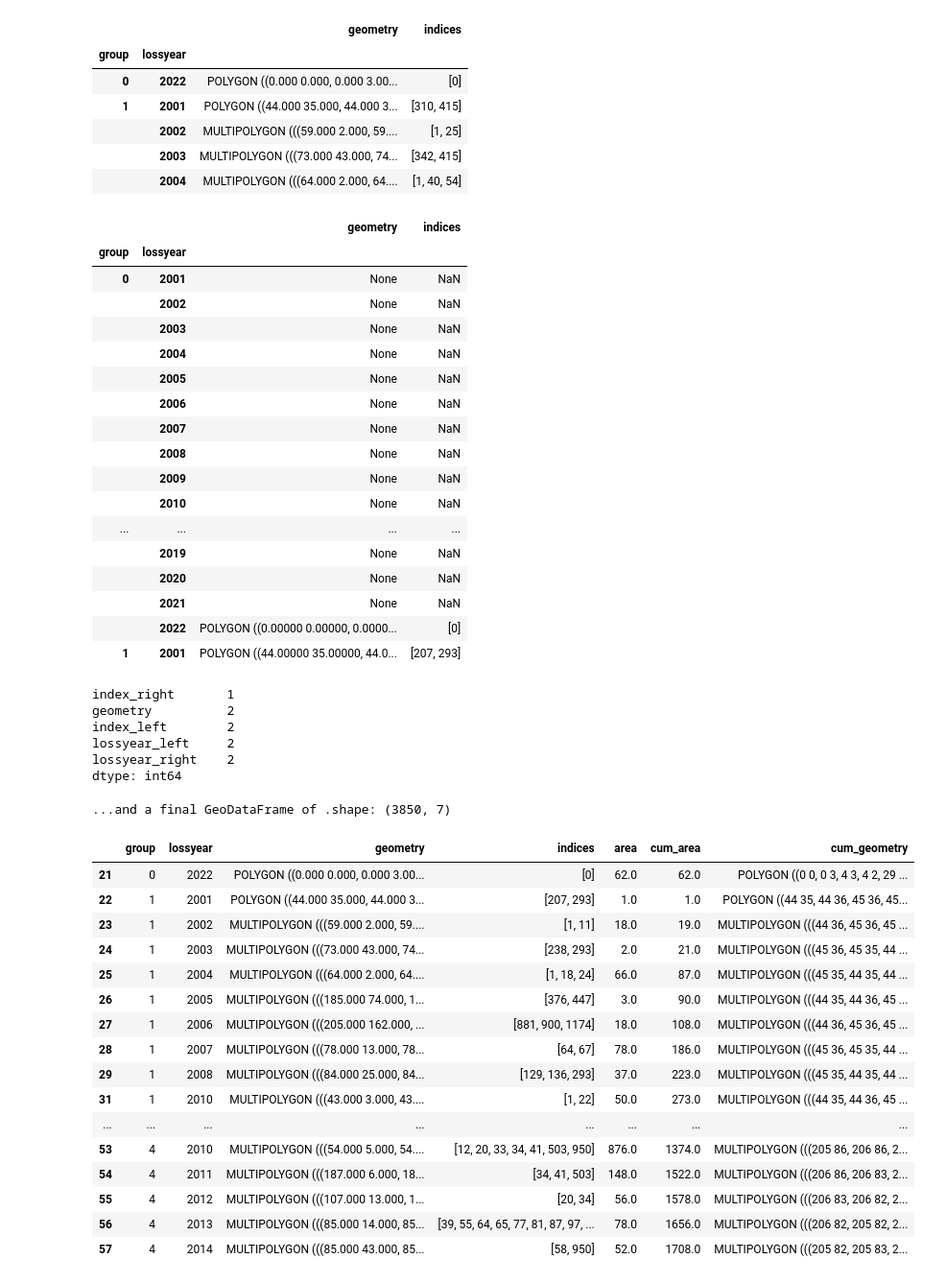
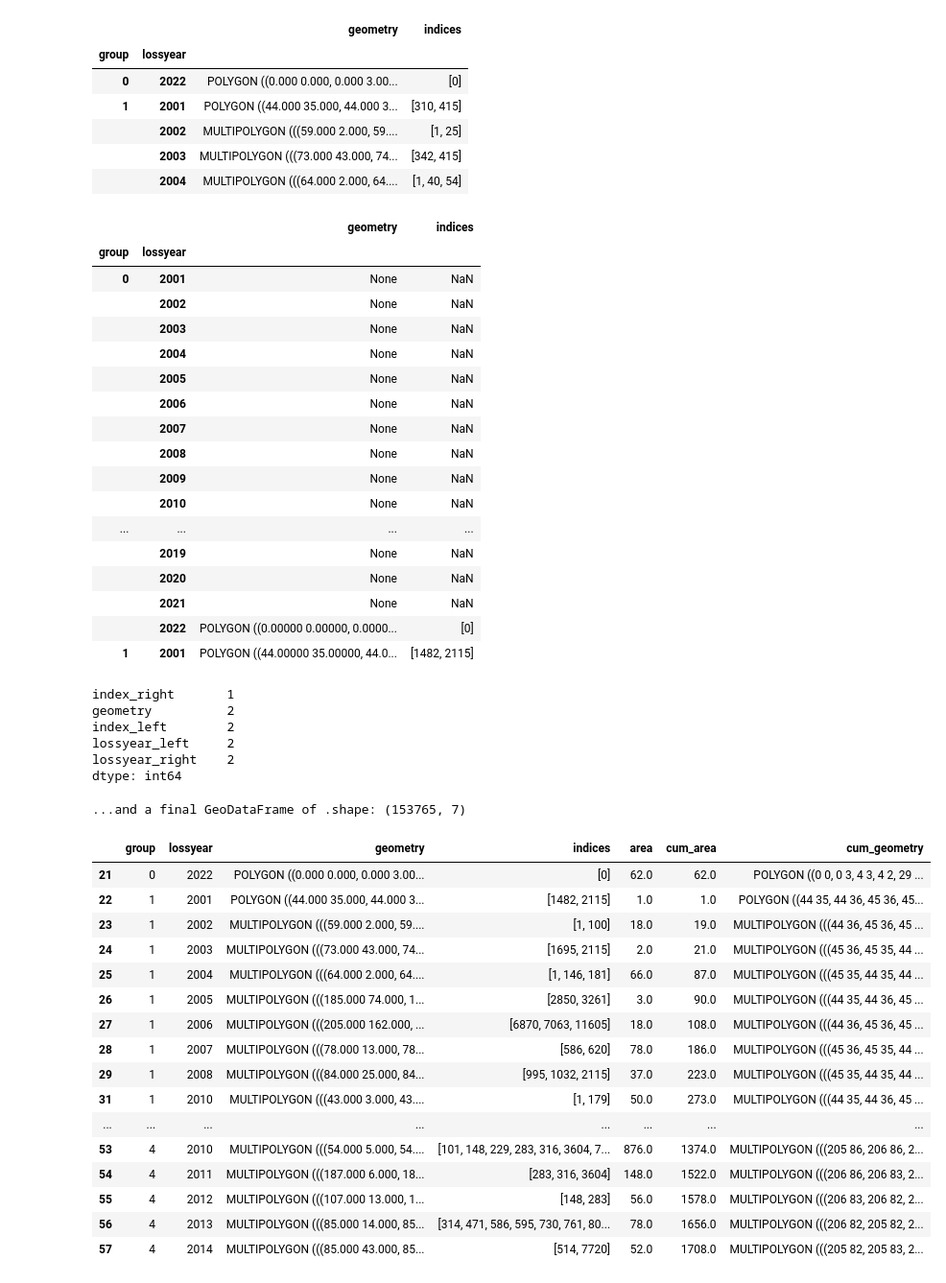
Before and after one commit to wuntunsun/eudr-exposure, a Jupyter notebook: geopoly-sample.ipynb, the cells around one changed output. Shown: that part at 96% size. Cells and saved outputs as stored; diff of their text form; code cells hidden in the pictures.

```diff
--- a/geopoly-sample.ipynb
+++ b/geopoly-sample.ipynb
@@ -92,7 +92,7 @@ geometry	deforestation
 with rio.open('data/Hansen_GFC-2022-v1.10_lossyear_20S_060W.tif') as src:
     # TODO: check src.count for number of bands...
     print(src.meta)
-    band = src.read(1, window=Window(2100, 2000, 500, 500))
+    band = src.read(1, window=Window(2100, 2000, 6000, 6000))
     #band = src.read(1)
     print(band.shape)
     rdf = gpd.GeoDataFrame()
@@ -201,5 +183,0 @@ dtype: object
-# %%
-for i in indices:
-    groups.loc[i] = 666
-
-print(groups)
@@ -256,10 +221,10 @@ index_generator = range(len(temp))
 start = time.time()
 counter = it.count()
 
-indices = temp['indices'].to_numpy()#.reshape(-1, 1)
+indices = temp['indices'].to_numpy()
 groups = pd.Series([None] * len(temp))
 
-for i, array in tqdm(zip(counter, indices)):
+for i, array in tqdm(zip(counter, indices), total=len(temp)):
     first_valid_index = groups.loc[array].first_valid_index()
     id = i if first_valid_index == None else groups.loc[first_valid_index]
     groups.loc[array] = id
@@ -335,7 +300,7 @@ temp3.head(23)
 |  | 2020 | None | NaN |
 |  | 2021 | None | NaN |
 |  | 2022 | POLYGON ((0.00000 0.00000, 0.0000... | [0] |
-| 1 | 2001 | POLYGON ((44.00000 35.00000, 44.0... | [207, 293] |
+| 1 | 2001 | POLYGON ((44.00000 35.00000, 44.0... | [1482, 2115] |
 # %%
 # Must be aware of chained indexing as it may call __get_item__ before __set_item__ which will fail on Nan/None etc.
 # https://pandas.pydata.org/pandas-docs/stable/user_guide/indexing.html#returning-a-view-versus-a-copy
@@ -360,35 +325,35 @@ dtype: int64
 # %%
 temp3.loc[temp3['geometry'].isna(), 'geometry'] = Polygon([])
 temp3['area'] = temp3.geometry.area
 temp3['cum_area'] = temp3.groupby(group_id).area.cumsum()
 
-for i in group_ids:
+for i in tqdm(group_ids.to_numpy()):
     temp3.loc[i, 'cum_geometry'] = list(it.accumulate(temp3.loc[i, 'geometry'], func=lambda x,y: x.union(y)))
 
 temp3.reset_index(inplace=True)
 
 temp3.drop(temp3[temp3.area == 0].index, inplace=True)
 
 print(f'...and a final GeoDataFrame of .shape: {temp3.shape}')
 
 temp3.to_csv('data/geoply-sample.csv')
 temp3.head(30)
 # %% [output]
-...and a final GeoDataFrame of .shape: (3850, 7)
+...and a final GeoDataFrame of .shape: (153765, 7)
 |  | group | lossyear | geometry | indices | area | cum_area | cum_geometry |
 | 21 | 0 | 2022 | POLYGON ((0.000 0.000, 0.000 3.00... | [0] | 62.0 | 62.0 | POLYGON ((0 0, 0 3, 4 3, 4 2, 29 ... |
-| 22 | 1 | 2001 | POLYGON ((44.000 35.000, 44.000 3... | [207, 293] | 1.0 | 1.0 | POLYGON ((44 35, 44 36, 45 36, 45... |
-| 23 | 1 | 2002 | MULTIPOLYGON (((59.000 2.000, 59.... | [1, 11] | 18.0 | 19.0 | MULTIPOLYGON (((44 36, 45 36, 45 ... |
-| 24 | 1 | 2003 | MULTIPOLYGON (((73.000 43.000, 74... | [238, 293] | 2.0 | 21.0 | MULTIPOLYGON (((45 36, 45 35, 44 ... |
-| 25 | 1 | 2004 | MULTIPOLYGON (((64.000 2.000, 64.... | [1, 18, 24] | 66.0 | 87.0 | MULTIPOLYGON (((45 35, 44 35, 44 ... |
-| 26 | 1 | 2005 | MULTIPOLYGON (((185.000 74.000, 1... | [376, 447] | 3.0 | 90.0 | MULTIPOLYGON (((44 35, 44 36, 45 ... |
-| 27 | 1 | 2006 | MULTIPOLYGON (((205.000 162.000, ... | [881, 900, 1174] | 18.0 | 108.0 | MULTIPOLYGON (((44 36, 45 36, 45 ... |
-| 28 | 1 | 2007 | MULTIPOLYGON (((78.000 13.000, 78... | [64, 67] | 78.0 | 186.0 | MULTIPOLYGON (((45 36, 45 35, 44 ... |
-| 29 | 1 | 2008 | MULTIPOLYGON (((84.000 25.000, 84... | [129, 136, 293] | 37.0 | 223.0 | MULTIPOLYGON (((45 35, 44 35, 44 ... |
-| 31 | 1 | 2010 | MULTIPOLYGON (((43.000 3.000, 43.... | [1, 22] | 50.0 | 273.0 | MULTIPOLYGON (((44 35, 44 36, 45 ... |
+| 22 | 1 | 2001 | POLYGON ((44.000 35.000, 44.000 3... | [1482, 2115] | 1.0 | 1.0 | POLYGON ((44 35, 44 36, 45 36, 45... |
+| 23 | 1 | 2002 | MULTIPOLYGON (((59.000 2.000, 59.... | [1, 100] | 18.0 | 19.0 | MULTIPOLYGON (((44 36, 45 36, 45 ... |
+| 24 | 1 | 2003 | MULTIPOLYGON (((73.000 43.000, 74... | [1695, 2115] | 2.0 | 21.0 | MULTIPOLYGON (((45 36, 45 35, 44 ... |
+| 25 | 1 | 2004 | MULTIPOLYGON (((64.000 2.000, 64.... | [1, 146, 181] | 66.0 | 87.0 | MULTIPOLYGON (((45 35, 44 35, 44 ... |
+| 26 | 1 | 2005 | MULTIPOLYGON (((185.000 74.000, 1... | [2850, 3261] | 3.0 | 90.0 | MULTIPOLYGON (((44 35, 44 36, 45 ... |
+| 27 | 1 | 2006 | MULTIPOLYGON (((205.000 162.000, ... | [6870, 7063, 11605] | 18.0 | 108.0 | MULTIPOLYGON (((44 36, 45 36, 45 ... |
+| 28 | 1 | 2007 | MULTIPOLYGON (((78.000 13.000, 78... | [586, 620] | 78.0 | 186.0 | MULTIPOLYGON (((45 36, 45 35, 44 ... |
+| 29 | 1 | 2008 | MULTIPOLYGON (((84.000 25.000, 84... | [995, 1032, 2115] | 37.0 | 223.0 | MULTIPOLYGON (((45 35, 44 35, 44 ... |
+| 31 | 1 | 2010 | MULTIPOLYGON (((43.000 3.000, 43.... | [1, 179] | 50.0 | 273.0 | MULTIPOLYGON (((44 35, 44 36, 45 ... |
 | ... | ... | ... | ... | ... | ... | ... | ... |
-| 53 | 4 | 2010 | MULTIPOLYGON (((54.000 5.000, 54.... | [12, 20, 33, 34, 41, 503, 950] | 876.0 | 1374.0 | MULTIPOLYGON (((205 86, 206 86, 2... |
-| 54 | 4 | 2011 | MULTIPOLYGON (((187.000 6.000, 18... | [34, 41, 503] | 148.0 | 1522.0 | MULTIPOLYGON (((206 86, 206 83, 2... |
-| 55 | 4 | 2012 | MULTIPOLYGON (((107.000 13.000, 1... | [20, 34] | 56.0 | 1578.0 | MULTIPOLYGON (((206 83, 206 82, 2... |
-| 56 | 4 | 2013 | MULTIPOLYGON (((85.000 14.000, 85... | [39, 55, 64, 65, 77, 81, 87, 97, ... | 78.0 | 1656.0 | MULTIPOLYGON (((206 82, 205 82, 2... |
-| 57 | 4 | 2014 | MULTIPOLYGON (((85.000 43.000, 85... | [58, 950] | 52.0 | 1708.0 | MULTIPOLYGON (((205 82, 205 83, 2... |
+| 53 | 4 | 2010 | MULTIPOLYGON (((54.000 5.000, 54.... | [101, 148, 229, 283, 316, 3604, 7... | 876.0 | 1374.0 | MULTIPOLYGON (((205 86, 206 86, 2... |
+| 54 | 4 | 2011 | MULTIPOLYGON (((187.000 6.000, 18... | [283, 316, 3604] | 148.0 | 1522.0 | MULTIPOLYGON (((206 86, 206 83, 2... |
+| 55 | 4 | 2012 | MULTIPOLYGON (((107.000 13.000, 1... | [148, 283] | 56.0 | 1578.0 | MULTIPOLYGON (((206 83, 206 82, 2... |
+| 56 | 4 | 2013 | MULTIPOLYGON (((85.000 14.000, 85... | [314, 471, 586, 595, 730, 761, 80... | 78.0 | 1656.0 | MULTIPOLYGON (((206 82, 205 82, 2... |
+| 57 | 4 | 2014 | MULTIPOLYGON (((85.000 43.000, 85... | [514, 7720] | 52.0 | 1708.0 | MULTIPOLYGON (((205 82, 205 83, 2... |
```
Also changed, not shown: parts of 8 cells of this notebook.
